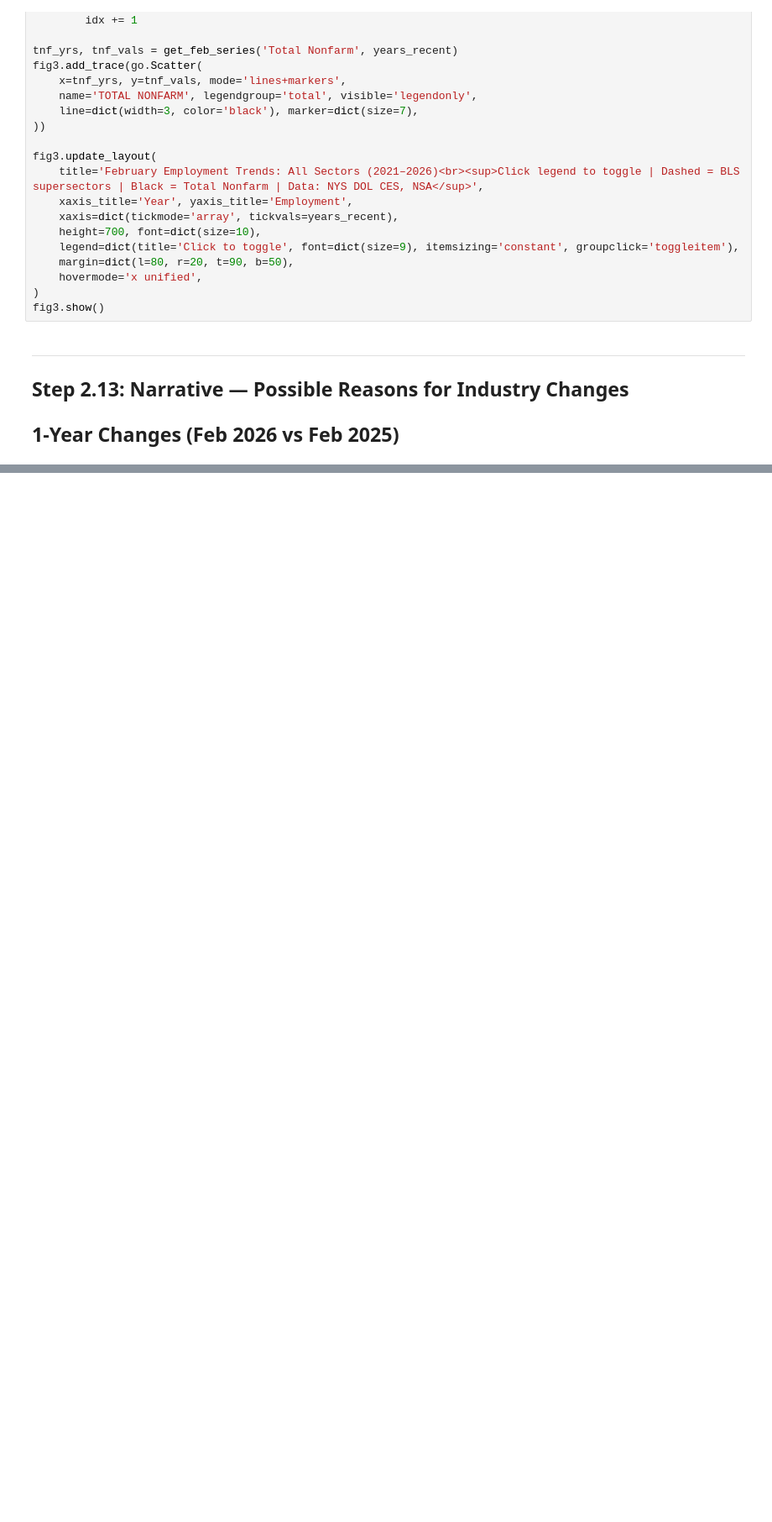
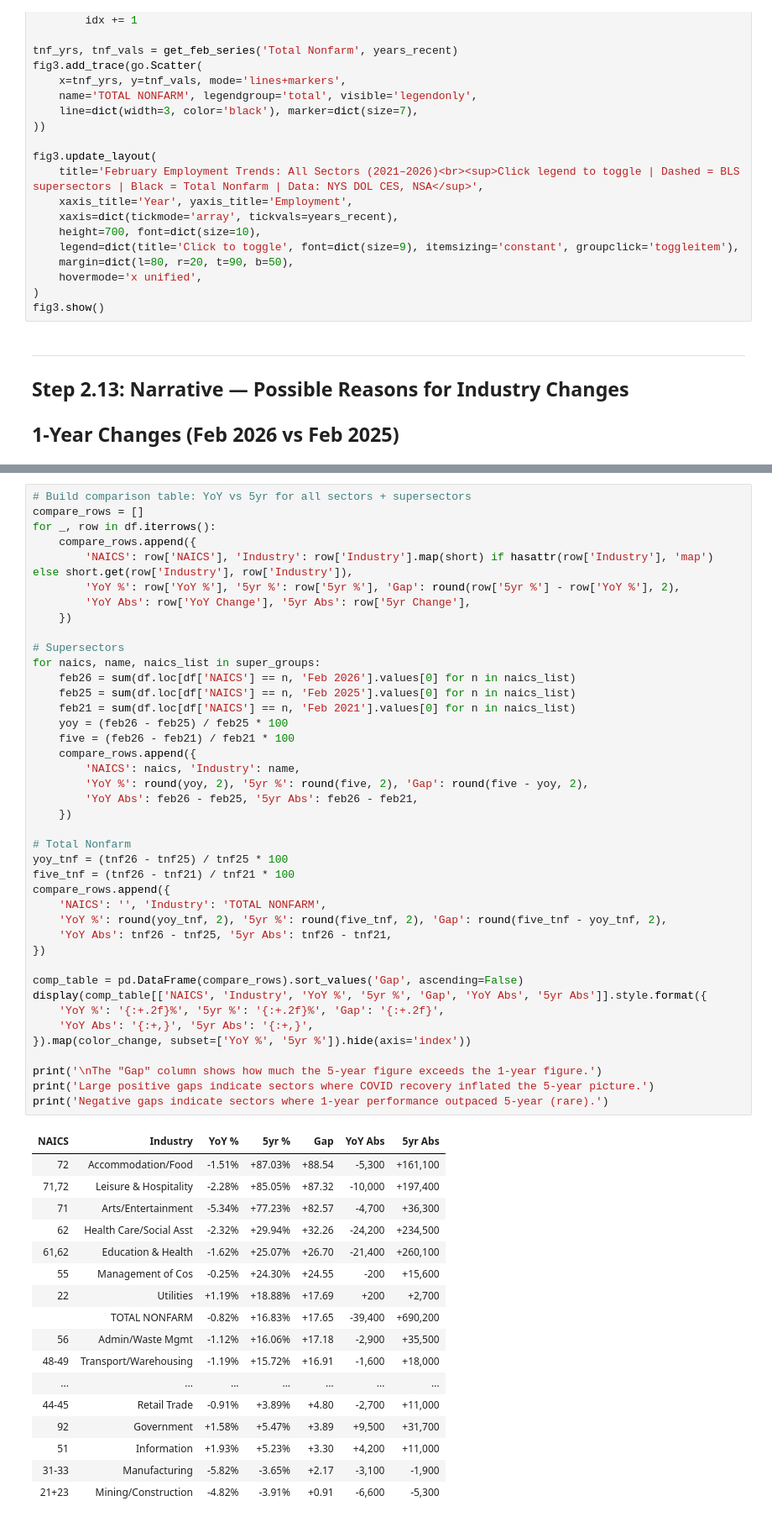
Before and after one commit to lrud/OSC_LR, a Jupyter notebook: notebooks/Q1_Employment_Analysis_executed.ipynb, the cells around one changed output, grey strips where cells are left out. Shown at 84% size. Drawn from its saved outputs; the diff is of its cells as text; blank space fills up the shorter version.

Commit message:
Narrative verified against data: top 5 per section, underlined headings, 5yr decliners corrected, added YoY vs 5yr comparison table

```diff
--- a/notebooks/Q1_Employment_Analysis_executed.ipynb
+++ b/notebooks/Q1_Employment_Analysis_executed.ipynb
@@ -477,0 +487,59 @@ The only sector to decline over both 1-year and 5-year horizons, reflecting stru
+# %%
+# Build comparison table: YoY vs 5yr for all sectors + supersectors
+compare_rows = []
+for _, row in df.iterrows():
+    compare_rows.append({
+        'NAICS': row['NAICS'], 'Industry': row['Industry'].map(short) if hasattr(row['Industry'], 'map') else short.get(row['Industry'], row['Industry']),
+        'YoY %': row['YoY %'], '5yr %': row['5yr %'], 'Gap': round(row['5yr %'] - row['YoY %'], 2),
+        'YoY Abs': row['YoY Change'], '5yr Abs': row['5yr Change'],
+    })
+
+# Supersectors
+for naics, name, naics_list in super_groups:
+    feb26 = sum(df.loc[df['NAICS'] == n, 'Feb 2026'].values[0] for n in naics_list)
+    feb25 = sum(df.loc[df['NAICS'] == n, 'Feb 2025'].values[0] for n in naics_list)
+    feb21 = sum(df.loc[df['NAICS'] == n, 'Feb 2021'].values[0] for n in naics_list)
+    yoy = (feb26 - feb25) / feb25 * 100
+    five = (feb26 - feb21) / feb21 * 100
+    compare_rows.append({
+        'NAICS': naics, 'Industry': name,
+        'YoY %': round(yoy, 2), '5yr %': round(five, 2), 'Gap': round(five - yoy, 2),
+        'YoY Abs': feb26 - feb25, '5yr Abs': feb26 - feb21,
+    })
+
+# Total Nonfarm
+yoy_tnf = (tnf26 - tnf25) / tnf25 * 100
+five_tnf = (tnf26 - tnf21) / tnf21 * 100
+compare_rows.append({
+    'NAICS': '', 'Industry': 'TOTAL NONFARM',
+    'YoY %': round(yoy_tnf, 2), '5yr %': round(five_tnf, 2), 'Gap': round(five_tnf - yoy_tnf, 2),
+    'YoY Abs': tnf26 - tnf25, '5yr Abs': tnf26 - tnf21,
+})
+
+comp_table = pd.DataFrame(compare_rows).sort_values('Gap', ascending=False)
+display(comp_table[['NAICS', 'Industry', 'YoY %', '5yr %', 'Gap', 'YoY Abs', '5yr Abs']].style.format({
+    'YoY %': '{:+.2f}%', '5yr %': '{:+.2f}%', 'Gap': '{:+.2f}',
+    'YoY Abs': '{:+,}', '5yr Abs': '{:+,}',
+}).map(color_change, subset=['YoY %', '5yr %']).hide(axis='index'))
+
+print('\nThe "Gap" column shows how much the 5-year figure exceeds the 1-year figure.')
+print('Large positive gaps indicate sectors where COVID recovery inflated the 5-year picture.')
+print('Negative gaps indicate sectors where 1-year performance outpaced 5-year (rare).')
+# %% [output]
+| NAICS | Industry | YoY % | 5yr % | Gap | YoY Abs | 5yr Abs |
+| 72 | Accommodation/Food | -1.51% | +87.03% | +88.54 | -5,300 | +161,100 |
+| 71,72 | Leisure & Hospitality | -2.28% | +85.05% | +87.32 | -10,000 | +197,400 |
+| 71 | Arts/Entertainment | -5.34% | +77.23% | +82.57 | -4,700 | +36,300 |
+| 62 | Health Care/Social Asst | -2.32% | +29.94% | +32.26 | -24,200 | +234,500 |
+| 61,62 | Education & Health | -1.62% | +25.07% | +26.70 | -21,400 | +260,100 |
+| 55 | Management of Cos | -0.25% | +24.30% | +24.55 | -200 | +15,600 |
+| 22 | Utilities | +1.19% | +18.88% | +17.69 | +200 | +2,700 |
+|  | TOTAL NONFARM | -0.82% | +16.83% | +17.65 | -39,400 | +690,200 |
+| 56 | Admin/Waste Mgmt | -1.12% | +16.06% | +17.18 | -2,900 | +35,500 |
+| 48-49 | Transport/Warehousing | -1.19% | +15.72% | +16.91 | -1,600 | +18,000 |
+| ... | ... | ... | ... | ... | ... | ... |
+| 44-45 | Retail Trade | -0.91% | +3.89% | +4.80 | -2,700 | +11,000 |
+| 92 | Government | +1.58% | +5.47% | +3.89 | +9,500 | +31,700 |
+| 51 | Information | +1.93% | +5.23% | +3.30 | +4,200 | +11,000 |
+| 31-33 | Manufacturing | -5.82% | -3.65% | +2.17 | -3,100 | -1,900 |
+| 21+23 | Mining/Construction | -4.82% | -3.91% | +0.91 | -6,600 | -5,300 |
```
Also changed, not shown: parts of 2 cells of this notebook, 2 other files.
